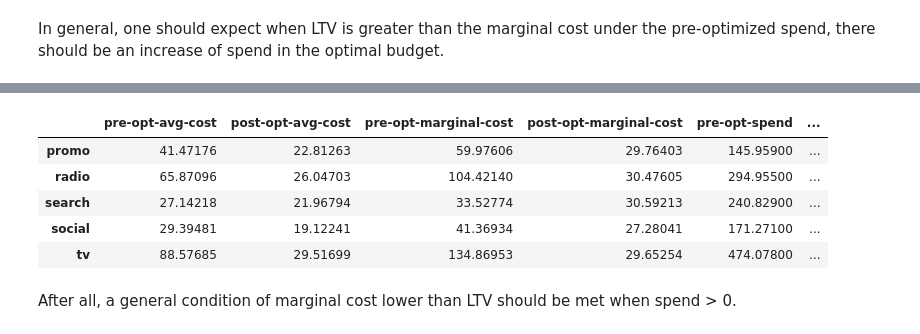
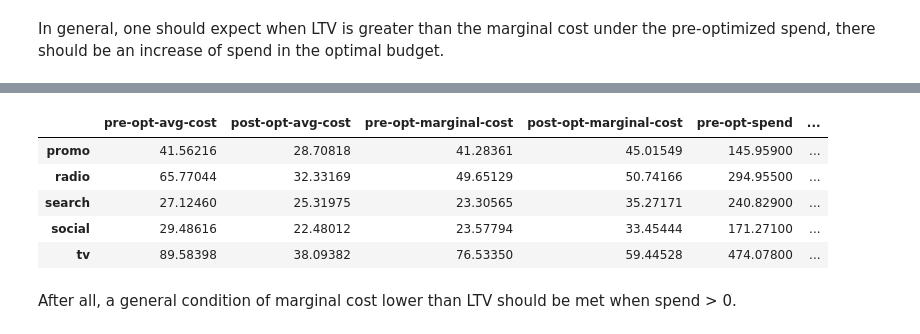
Before and after one commit to edwinnglabs/karpiu, a Jupyter notebook: docs/examples/net_returns_max.ipynb, the cells around one changed output, grey strips where cells are left out. Cells and saved outputs as stored; diff of their text form; code cells hidden in the pictures.

```diff
--- a/docs/examples/net_returns_max.ipynb
+++ b/docs/examples/net_returns_max.ipynb
@@ -25,12 +25,12 @@ import orbit
 import scipy
 
 from karpiu.planning.optim import ChannelNetProfitMaximizer, TimeNetProfitMaximizer
+from karpiu.planning.optim.time_base_optimizer import time_based_net_profit_response_curve
+from karpiu.planning.optim.channel_optimizer import ch_based_net_profit_response_curve
 from karpiu.planning.common import calculate_marginal_cost, generate_cost_report
-from karpiu.explainability import AttributorBeta as Attributor
+from karpiu.explainability import AttributorGamma as Attributor
 
 pd.set_option("display.float_format", lambda x: "%.5f" % x)
-np.set_printoptions(suppress=True)
-pd.set_option("display.max_rows", 50)
 # %%
 %load_ext autoreload
 %autoreload 2
@@ -51,0 +124,13 @@ with open("./resource/seasonal/model.pkl", "rb") as f:
+# %%
+temp_mmm = deepcopy(mmm)
+attributor = Attributor(model=temp_mmm, start=budget_start, end=budget_end)
+ch_npm = ChannelNetProfitMaximizer(
+    ltv_arr=ltv_arr,
+    model=temp_mmm,
+    attributor=attributor,
+    optim_channels=optim_channels,
+    budget_start=budget_start,
+    budget_end=budget_end,
+    spend_scaler=1.0,
+    response_scaler=1.0,
+)
@@ -65,9 +189,11 @@ ltv_arr = [48.5, 52.5, 38.6, 35.8, 60.8]
 First, we optimize the budget mix.
 # %%
 %%time
+attributor = Attributor(model=temp_mmm, start=budget_start, end=budget_end)
 ch_npm = ChannelNetProfitMaximizer(
     ltv_arr=ltv_arr,
-    model=mmm,
+    model=temp_mmm,
+    attributor=attributor,
     optim_channels=optim_channels,
     budget_start=budget_start,
     budget_end=budget_end,
@@ -121,17 +250,17 @@ Total Budget: 1327092
 
 Second, given the condition of budget mix, we optimize the allocation across time.
 # %%
+%%time
 temp_mmm = deepcopy(mmm)
 temp_mmm.raw_df = temp_optim_spend_df
+attributor = Attributor(model=temp_mmm, start=budget_start, end=budget_end)
 t_npm = TimeNetProfitMaximizer(
     ltv_arr=ltv_arr,
     model=temp_mmm,
+    attributor=attributor,
     budget_start=budget_start,
     budget_end=budget_end,
     optim_channels=optim_channels,
-    variance_penalty=1e-4,
     spend_scaler=1.0,
     response_scaler=1.0,
 )
-# remove all constraints
-t_npm.set_constraints([])
@@ -185,7 +301,6 @@ df = mmm.get_raw_df()
 # %%
 cost_report = generate_cost_report(
     model=mmm,
-    channels=optim_channels,
     start=budget_start,
     end=budget_end,
     pre_spend_df=df,
@@ -197,9 +316,9 @@ cost_report
 |  | pre-opt-avg-cost | post-opt-avg-cost | pre-opt-marginal-cost | post-opt-marginal-cost | pre-opt-spend | ... |
-| promo | 41.47176 | 22.81263 | 59.97606 | 29.76403 | 145.95900 | ... |
-| radio | 65.87096 | 26.04703 | 104.42140 | 30.47605 | 294.95500 | ... |
-| search | 27.14218 | 21.96794 | 33.52774 | 30.59213 | 240.82900 | ... |
-| social | 29.39481 | 19.12241 | 41.36934 | 27.28041 | 171.27100 | ... |
-| tv | 88.57685 | 29.51699 | 134.86953 | 29.65254 | 474.07800 | ... |
+| promo | 41.56216 | 28.70818 | 41.28361 | 45.01549 | 145.95900 | ... |
+| radio | 65.77044 | 32.33169 | 49.65129 | 50.74166 | 294.95500 | ... |
+| search | 27.12460 | 25.31975 | 23.30565 | 35.27171 | 240.82900 | ... |
+| social | 29.48616 | 22.48012 | 23.57794 | 33.45444 | 171.27100 | ... |
+| tv | 89.58398 | 38.09382 | 76.53350 | 59.44528 | 474.07800 | ... |
 # %%
 pre_mc = cost_report["pre-opt-marginal-cost"].values
 overspend = pre_mc > (cost_report["ltv"].values * 1.2)
```
Also changed, not shown: parts of 34 cells of this notebook, 4 other files.
